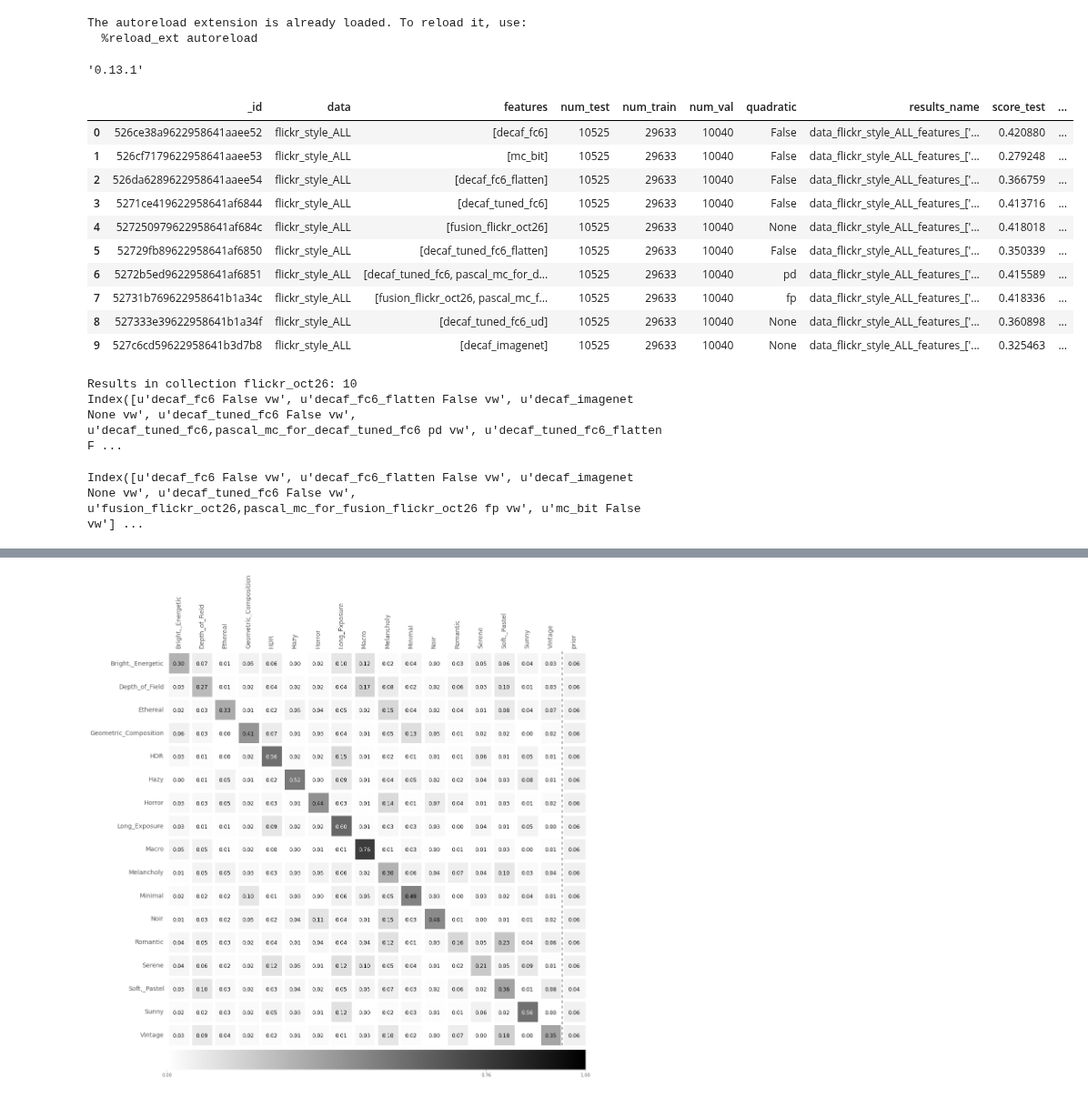
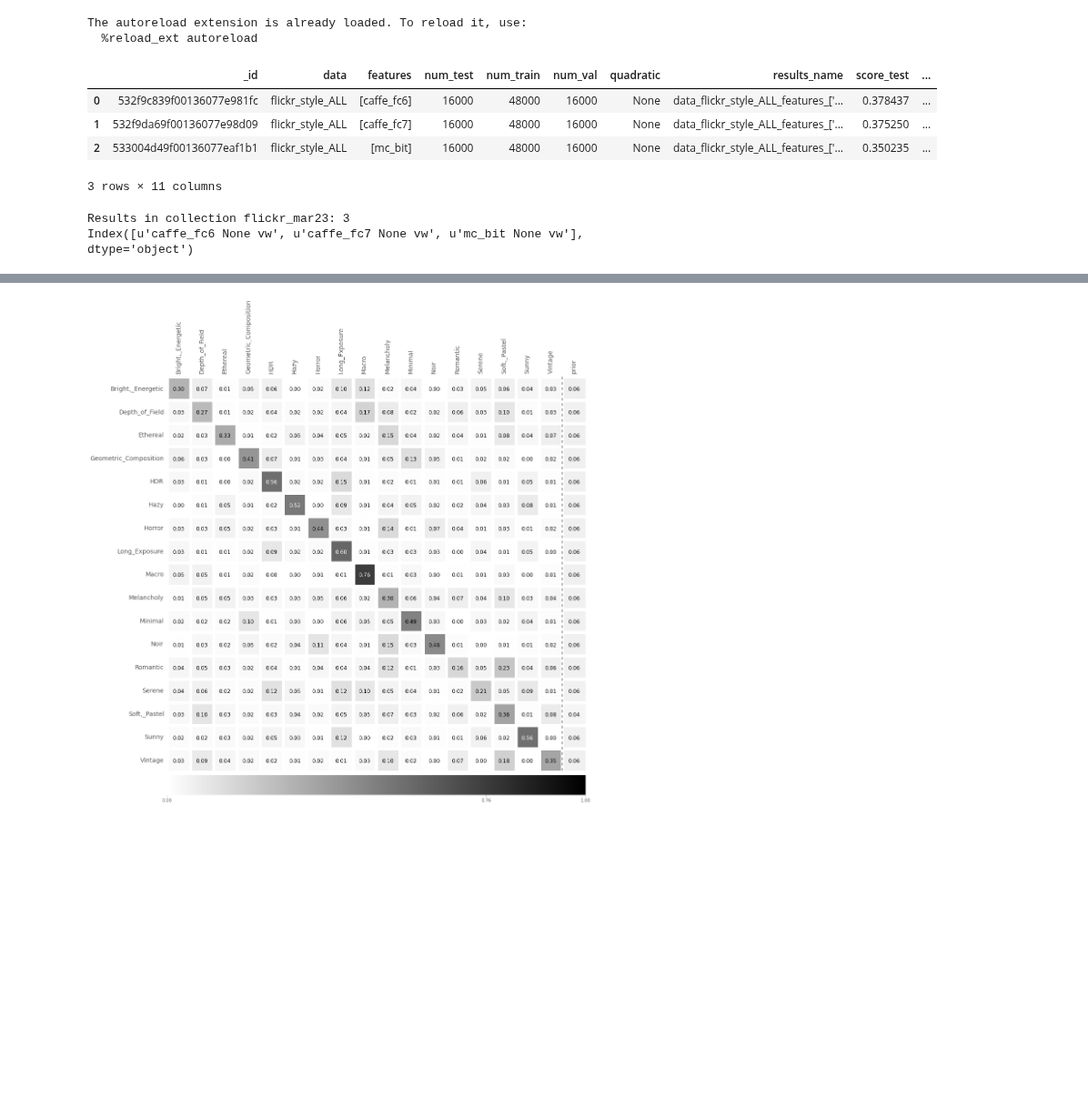
Before and after one commit to sergeyk/vislab, a Jupyter notebook: image_style_experiments/flickr results.ipynb, the cells around one changed output, grey strips where cells are left out. Shown at 91% size. Drawn from its saved outputs; the diff is of its cells as text; code cells hidden in the pictures; blank space fills up the shorter version.

```diff
--- a/image_style_experiments/flickr results.ipynb
+++ b/image_style_experiments/flickr results.ipynb
@@ -9,56 +10,28 @@ import vislab.results
 # %% [output]
 The autoreload extension is already loaded. To reload it, use:
   %reload_ext autoreload
-# %%
-pd.__version__
-# %% [output]
-'0.13.1'
 # %%
-label_df = vislab.datasets.flickr.load_flickr_df()
+label_df = vislab.datasets.flickr.get_df()
 # %%
-c = vislab.util.get_mongodb_client()['predict']['flickr_oct26']
-if c.find({'features': 'noise'}).count() > 0:
-    c.remove({'features': 'noise'})
+c = vislab.util.get_mongodb_client()['predict']['flickr_mar23']
+# if c.find({'features': 'noise'}).count() > 0:
+#     c.remove({'features': 'noise'})
 pd.DataFrame([x for x in c.find()])
 # %% [output]
 |  | _id | data | features | num_test | num_train | num_val | quadratic | results_name | score_test | ... |
-| 0 | 526ce38a9622958641aaee52 | flickr_style_ALL | [decaf_fc6] | 10525 | 29633 | 10040 | False | data_flickr_style_ALL_features_['... | 0.420880 | ... |
-| 1 | 526cf7179622958641aaee53 | flickr_style_ALL | [mc_bit] | 10525 | 29633 | 10040 | False | data_flickr_style_ALL_features_['... | 0.279248 | ... |
-| 2 | 526da6289622958641aaee54 | flickr_style_ALL | [decaf_fc6_flatten] | 10525 | 29633 | 10040 | False | data_flickr_style_ALL_features_['... | 0.366759 | ... |
-| 3 | 5271ce419622958641af6844 | flickr_style_ALL | [decaf_tuned_fc6] | 10525 | 29633 | 10040 | False | data_flickr_style_ALL_features_['... | 0.413716 | ... |
-| 4 | 527250979622958641af684c | flickr_style_ALL | [fusion_flickr_oct26] | 10525 | 29633 | 10040 | None | data_flickr_style_ALL_features_['... | 0.418018 | ... |
-| 5 | 52729fb89622958641af6850 | flickr_style_ALL | [decaf_tuned_fc6_flatten] | 10525 | 29633 | 10040 | False | data_flickr_style_ALL_features_['... | 0.350339 | ... |
-| 6 | 5272b5ed9622958641af6851 | flickr_style_ALL | [decaf_tuned_fc6, pascal_mc_for_d... | 10525 | 29633 | 10040 | pd | data_flickr_style_ALL_features_['... | 0.415589 | ... |
-| 7 | 52731b769622958641b1a34c | flickr_style_ALL | [fusion_flickr_oct26, pascal_mc_f... | 10525 | 29633 | 10040 | fp | data_flickr_style_ALL_features_['... | 0.418336 | ... |
-| 8 | 527333e39622958641b1a34f | flickr_style_ALL | [decaf_tuned_fc6_ud] | 10525 | 29633 | 10040 | None | data_flickr_style_ALL_features_['... | 0.360898 | ... |
-| 9 | 527c6cd59622958641b3d7b8 | flickr_style_ALL | [decaf_imagenet] | 10525 | 29633 | 10040 | None | data_flickr_style_ALL_features_['... | 0.325463 | ... |
+| 0 | 532f9c839f00136077e981fc | flickr_style_ALL | [caffe_fc6] | 16000 | 48000 | 16000 | None | data_flickr_style_ALL_features_['... | 0.378437 | ... |
+| 1 | 532f9da69f00136077e98d09 | flickr_style_ALL | [caffe_fc7] | 16000 | 48000 | 16000 | None | data_flickr_style_ALL_features_['... | 0.375250 | ... |
+| 2 | 533004d49f00136077eaf1b1 | flickr_style_ALL | [mc_bit] | 16000 | 48000 | 16000 | None | data_flickr_style_ALL_features_['... | 0.350235 | ... |
+3 rows × 11 columns
 # %%
-df, preds_panel = aphrodite.results.load_pred_results(
-    'flickr_oct26', os.path.expanduser('~/work/aphrodite/data/results2'),
+results_dirname = vislab.util.makedirs(os.path.expanduser('~/work/vislab-git/data/results_mar23'))
+df, preds_panel = vislab._results.load_pred_results(
+    'flickr_mar23', results_dirname,
     multiclass=True, force=True)
 pred_prefix = 'pred'
 print preds_panel.minor_axis
 # %% [output]
-Results in collection flickr_oct26: 10
-Index([u'decaf_fc6 False vw', u'decaf_fc6_flatten False vw', u'decaf_imagenet None vw', u'decaf_tuned_fc6 False vw', u'decaf_tuned_fc6,pascal_mc_for_decaf_tuned_fc6 pd vw', u'decaf_tuned_fc6_flatten F ...
+Results in collection flickr_mar23: 3
+Index([u'caffe_fc6 None vw', u'caffe_fc7 None vw', u'mc_bit None vw'], dtype='object')
-# %%
-# Select features to include.
-
-feat_to_evaluate = [
-    u'decaf_fc6 False vw',
-    u'decaf_fc6_flatten False vw',
-    u'decaf_tuned_fc6 False vw',
-    #u'decaf_tuned_fc6,pascal_mc_for_decaf_tuned_fc6 pd vw',
-    #u'decaf_tuned_fc6_flatten False vw',
-    #u'decaf_tuned_fc6_ud None vw',
-    #u'fusion_flickr_oct26 None vw',
-    u'fusion_flickr_oct26,pascal_mc_for_fusion_flickr_oct26 fp vw',
-    u'mc_bit False vw',
-    u'decaf_imagenet None vw'
-]
-preds_panel = preds_panel.select(lambda x: x in feat_to_evaluate, 'minor')
-print preds_panel.minor_axis
-# %% [output]
-Index([u'decaf_fc6 False vw', u'decaf_fc6_flatten False vw', u'decaf_imagenet None vw', u'decaf_tuned_fc6 False vw', u'fusion_flickr_oct26,pascal_mc_for_fusion_flickr_oct26 fp vw', u'mc_bit False vw'] ...
 # %%
 nice_feat_names = {
```
Also changed, not shown: parts of 12 cells of this notebook, 13 other files.
